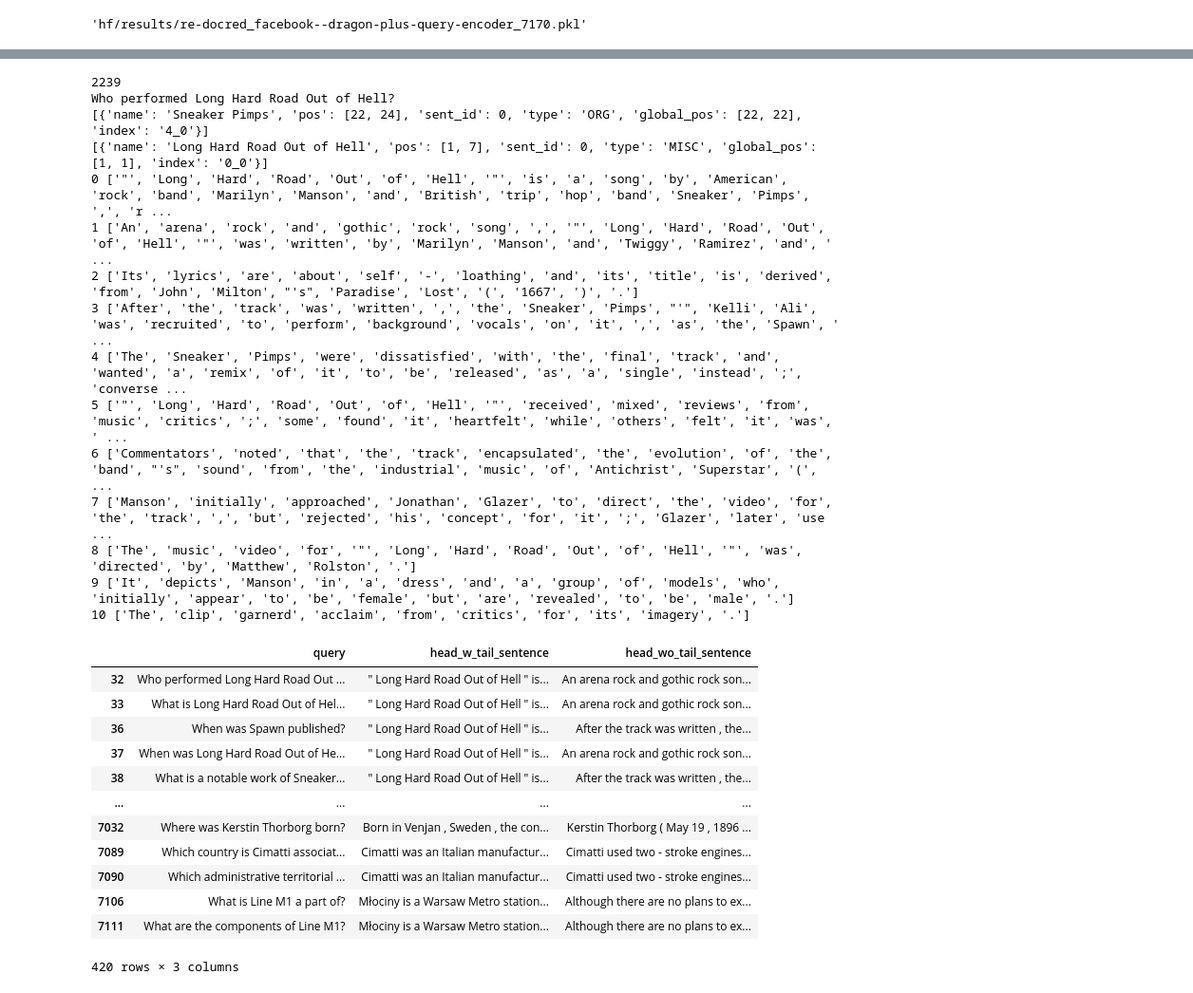
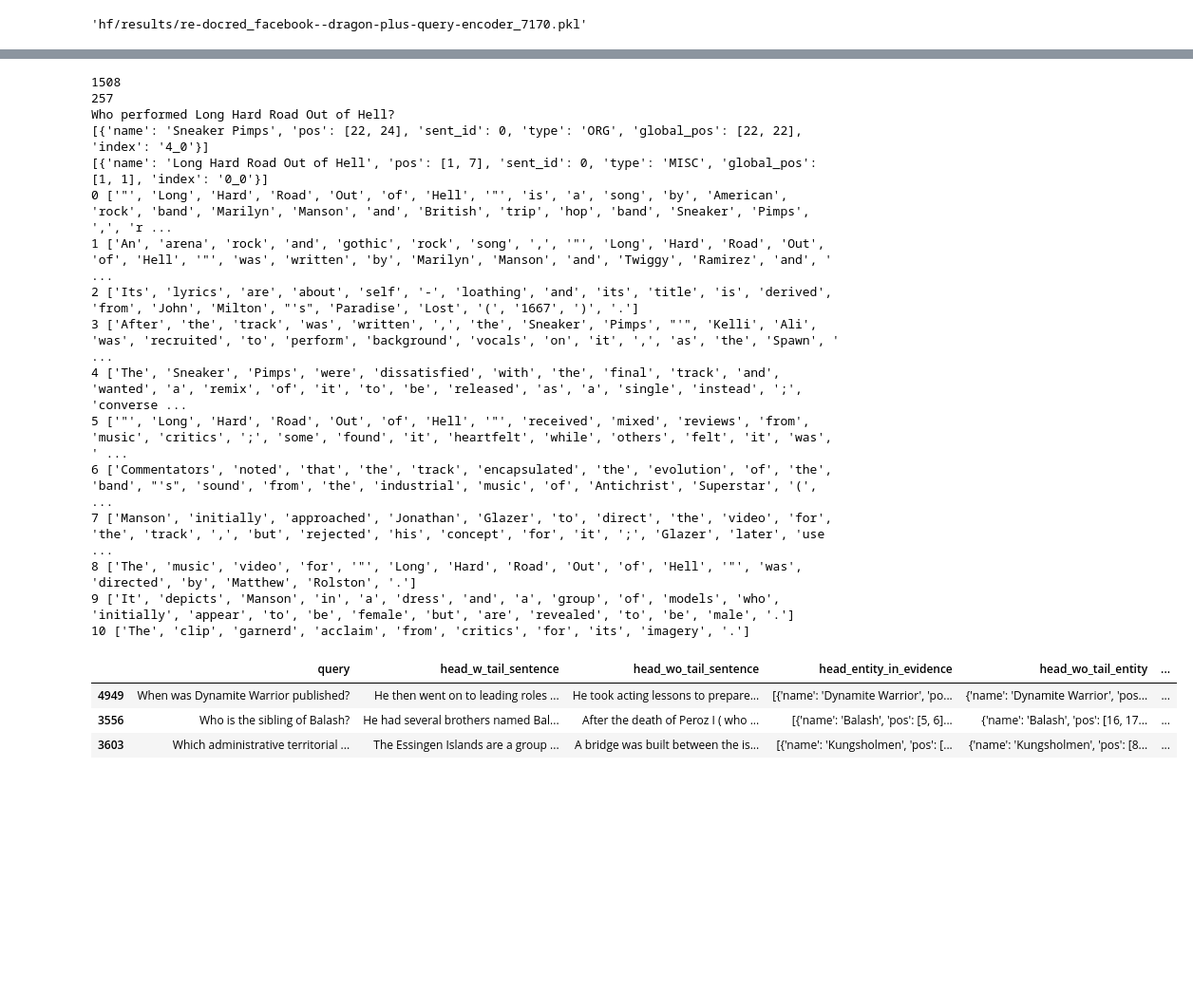
Before and after one commit to mohsenfayyaz/ColDeR, a Jupyter notebook: src/notebooks/Analysis_Tail.ipynb, the cells around one changed output, grey strips where cells are left out. Shown: that part at 95% size. Saved outputs shown, nothing was run; the diff lists cells and outputs as text; code cells hidden in the pictures; blank space fills up the shorter version.

Commit message:
Add more tail analysis

```diff
--- a/src/notebooks/Analysis_Tail.ipynb
+++ b/src/notebooks/Analysis_Tail.ipynb
@@ -13,12 +13,12 @@ from typing import List, Dict, Union, Tuple
 from transformers import AutoTokenizer, AutoModel
 
 pd.set_option('display.max_columns', None)
-pd.set_option('display.max_colwidth', 512)
+pd.set_option('display.max_colwidth', 256)
 
 plt.style.use('seaborn-v0_8')
 load_dotenv()
 hf.login(os.environ["HF_TOKEN"])
-os.environ["CUDA_VISIBLE_DEVICES"] = "1"
+os.environ["CUDA_VISIBLE_DEVICES"] = "6"
 print("CUDA_VISIBLE_DEVICES:", os.environ["CUDA_VISIBLE_DEVICES"], "HF_HOME:", os.environ["HF_HOME"])
 # %% [output]
 The token has not been saved to the git credentials helper. Pass `add_to_git_credential=True` in this function directly or `--add-to-git-credential` if using via `huggingface-cli` if you want to set t ...
@@ -49,71 +47,110 @@ df_raw.head(3)
 # %%
 df = df_raw.copy()
 df = df[df["evidence_sent_ids"].str.len() == 1]  # 1 Evidence
+df = df[df["evidence_sents"].str.len() == 1]  # 1 Evidence Sentence
 df = df[df["head_entity_in_evidence"].str.len() == 1]  # 1 Head in Evidence
 df = df[df["head_entity_names"].str.len() == 1]  # All heads have the same name
-df = df[df["evidence_sents"].str.len() == 1]  # 1 Evidence Sentence
+# Filter Repeated Labels (Only 1 h->t)
+def not_repeated_label(label, labels):
+    repeat_count = 0
+    for l in labels:
+        if l['h'] == label['h'] and l['t'] == label['t']:
+            repeat_count += 1
+    return True if repeat_count == 1 else False
+df["repeated_label"] = df.apply(lambda r: not_repeated_label(r["label"], r["labels"]), axis=1)
+df = df[df["repeated_label"]]
+# df = df[df["head_entity"].str.len() == 2]  # 2 Head Entity (1 in evidence, 1 not in evidence)
 print(len(df))  # 2239
 
 def flatten(xss):
     return [x for xs in xss for x in xs]
 
+def sentences_w_multiple_heads(head_enitites):
+    sents = []
+    repeated = []
+    for e in head_enitites:
+        sents.append(e["sent_id"])
+        if sents.count(e["sent_id"]) > 1:
+            repeated.append(e["sent_id"])
+    return list(set(repeated))
+
+### Find Head in other sentences
 head_w_tail_sents = []
 head_wo_tail_sents = []
+head_wo_tail_entity = []
 for row in df.to_dict(orient="records"):
     head_w_tail = " ".join(flatten(row["evidence_sents"]))
     head_wo_tail = None
+    sents_w_multiple_heads = sentences_w_multiple_heads(row["head_entity"])
     for head_entity in row["head_entity"]:
         evidence_sent_id = row["evidence_sent_ids"][0]
-        if head_entity["sent_id"] != evidence_sent_id:
+        if head_entity["sent_id"] != evidence_sent_id and head_entity["sent_id"] not in sents_w_multiple_heads:
+            head_wo_tail_ent = head_entity
             head_wo_tail = " ".join(row["sents"][head_entity["sent_id"]])
             break
     if head_wo_tail is None:
         head_w_tail_sents.append(None)
         head_wo_tail_sents.append(None)
+        head_wo_tail_entity.append(None)
     else:
         head_w_tail_sents.append(head_w_tail)
         head_wo_tail_sents.append(head_wo_tail)
+        head_wo_tail_entity.append(head_wo_tail_ent)
 
 df["head_w_tail_sentence"] = head_w_tail_sents
 df["head_wo_tail_sentence"] = head_wo_tail_sents
+df["head_wo_tail_entity"] = head_wo_tail_entity
 df = df.dropna(subset=["head_w_tail_sentence", "head_wo_tail_sentence"])
+print(len(df))
+
+### FILTER NOT SAME POS ENTITY {
+# df["head_wo_tail_entity_pos"] = df["head_wo_tail_entity"].apply(lambda x: x["pos"][0])
+# df["head_w_tail_entity_pos"] = df["head_entity_in_evidence"].apply(lambda x: x[0]["pos"][0])
+# df = df[df["head_wo_tail_entity_pos"] == df["head_w_tail_entity_pos"]]
+# print(len(df))
+### }
+
+df["head_wo_tail_sentence_double"] = df["head_wo_tail_sentence"] + " " + df["head_wo_tail_sentence"]
+df["head_w_tail_sentence_double"] = df["head_w_tail_sentence"] + " " + df["head_w_tail_sentence"]
+df["head_wo_tail_sentence_title"] = df.apply(lambda r: r["head_entity_in_evidence"][0]["name"] + " " + r["head_entity_in_evidence"][0]["name"] + " " + r["head_entity_in_evidence"][0]["name"] + " " + r["head_wo_tail_sentence"], axis=1)
+df["sents_complete"] = df["sents"].apply(lambda x: " ".join(flatten(x)))
+df["sents_complete_rm_head_wo_tail"] = df.apply(lambda r: r["sents_complete"].replace(r["head_wo_tail_sentence"], ""), axis=1)
+df["sents_complete_rm_head_w_tail"] = df.apply(lambda r: r["sents_complete"].replace(r["head_w_tail_sentence"], ""), axis=1)
+# Put the w and wo sentence in the beginning
+df["sents_complete_w_beginning"] = df.apply(lambda r: r["head_w_tail_sentence"] + " " + r["sents_complete"].replace(r["head_wo_tail_sentence"], "").replace(r["head_w_tail_sentence"], ""), axis=1)
+df["sents_complete_wo_beginning"] = df.apply(lambda r: r["head_wo_tail_sentence"] + " " + r["sents_complete"].replace(r["head_wo_tail_sentence"], "").replace(r["head_w_tail_sentence"], ""), axis=1)
+# Put the w and wo sentence in the end
+df["sents_complete_w_end"] = df.apply(lambda r: r["sents_complete"].replace(r["head_wo_tail_sentence"], "").replace(r["head_w_tail_sentence"], "") + " " + r["head_w_tail_sentence"] , axis=1)
+df["sents_complete_wo_end"] = df.apply(lambda r: r["sents_complete"].replace(r["head_wo_tail_sentence"], "").replace(r["head_w_tail_sentence"], "") + " " + r["head_wo_tail_sentence"], axis=1)
 
 d = df.iloc[0].to_dict()
 print(d["query"])
 print(d["tail_entity_in_evidence"])
 print(d["head_entity_in_evidence"])
 for i, d in enumerate(d["sents"]): print(i, d)
 
-df[["query", "head_w_tail_sentence", "head_wo_tail_sentence"]]
+df[["query", "head_w_tail_sentence", "head_wo_tail_sentence", "head_entity_in_evidence", "head_wo_tail_entity", "sents_complete", "sents_complete_rm_head_wo_tail", "sents_complete_rm_head_w_tail"]].sample(3)
 # %% [output]
-2239
+1508
+257
 Who performed Long Hard Road Out of Hell?
 [{'name': 'Sneaker Pimps', 'pos': [22, 24], 'sent_id': 0, 'type': 'ORG', 'global_pos': [22, 22], 'index': '4_0'}]
 [{'name': 'Long Hard Road Out of Hell', 'pos': [1, 7], 'sent_id': 0, 'type': 'MISC', 'global_pos': [1, 1], 'index': '0_0'}]
 0 ['"', 'Long', 'Hard', 'Road', 'Out', 'of', 'Hell', '"', 'is', 'a', 'song', 'by', 'American', 'rock', 'band', 'Marilyn', 'Manson', 'and', 'British', 'trip', 'hop', 'band', 'Sneaker', 'Pimps', ',', 'r ...
 1 ['An', 'arena', 'rock', 'and', 'gothic', 'rock', 'song', ',', '"', 'Long', 'Hard', 'Road', 'Out', 'of', 'Hell', '"', 'was', 'written', 'by', 'Marilyn', 'Manson', 'and', 'Twiggy', 'Ramirez', 'and', ' ...
 2 ['Its', 'lyrics', 'are', 'about', 'self', '-', 'loathing', 'and', 'its', 'title', 'is', 'derived', 'from', 'John', 'Milton', "'s", 'Paradise', 'Lost', '(', '1667', ')', '.']
 3 ['After', 'the', 'track', 'was', 'written', ',', 'the', 'Sneaker', 'Pimps', "'", 'Kelli', 'Ali', 'was', 'recruited', 'to', 'perform', 'background', 'vocals', 'on', 'it', ',', 'as', 'the', 'Spawn', ' ...
 4 ['The', 'Sneaker', 'Pimps', 'were', 'dissatisfied', 'with', 'the', 'final', 'track', 'and', 'wanted', 'a', 'remix', 'of', 'it', 'to', 'be', 'released', 'as', 'a', 'single', 'instead', ';', 'converse ...
 5 ['"', 'Long', 'Hard', 'Road', 'Out', 'of', 'Hell', '"', 'received', 'mixed', 'reviews', 'from', 'music', 'critics', ';', 'some', 'found', 'it', 'heartfelt', 'while', 'others', 'felt', 'it', 'was', ' ...
 6 ['Commentators', 'noted', 'that', 'the', 'track', 'encapsulated', 'the', 'evolution', 'of', 'the', 'band', "'s", 'sound', 'from', 'the', 'industrial', 'music', 'of', 'Antichrist', 'Superstar', '(',  ...
 7 ['Manson', 'initially', 'approached', 'Jonathan', 'Glazer', 'to', 'direct', 'the', 'video', 'for', 'the', 'track', ',', 'but', 'rejected', 'his', 'concept', 'for', 'it', ';', 'Glazer', 'later', 'use ...
 8 ['The', 'music', 'video', 'for', '"', 'Long', 'Hard', 'Road', 'Out', 'of', 'Hell', '"', 'was', 'directed', 'by', 'Matthew', 'Rolston', '.']
 9 ['It', 'depicts', 'Manson', 'in', 'a', 'dress', 'and', 'a', 'group', 'of', 'models', 'who', 'initially', 'appear', 'to', 'be', 'female', 'but', 'are', 'revealed', 'to', 'be', 'male', '.']
 10 ['The', 'clip', 'garnerd', 'acclaim', 'from', 'critics', 'for', 'its', 'imagery', '.']
-|  | query | head_w_tail_sentence | head_wo_tail_sentence |
-| 32 | Who performed Long Hard Road Out ... | " Long Hard Road Out of Hell " is... | An arena rock and gothic rock son... |
-| 33 | What is Long Hard Road Out of Hel... | " Long Hard Road Out of Hell " is... | An arena rock and gothic rock son... |
-| 36 | When was Spawn published? | " Long Hard Road Out of Hell " is... | After the track was written , the... |
-| 37 | When was Long Hard Road Out of He... | " Long Hard Road Out of Hell " is... | An arena rock and gothic rock son... |
-| 38 | What is a notable work of Sneaker... | " Long Hard Road Out of Hell " is... | After the track was written , the... |
-| ... | ... | ... | ... |
-| 7032 | Where was Kerstin Thorborg born? | Born in Venjan , Sweden , the con... | Kerstin Thorborg ( May 19 , 1896 ... |
-| 7089 | Which country is Cimatti associat... | Cimatti was an Italian manufactur... | Cimatti used two - stroke engines... |
-| 7090 | Which administrative territorial ... | Cimatti was an Italian manufactur... | Cimatti used two - stroke engines... |
-| 7106 | What is Line M1 a part of? | Młociny is a Warsaw Metro station... | Although there are no plans to ex... |
-| 7111 | What are the components of Line M1? | Młociny is a Warsaw Metro station... | Although there are no plans to ex... |
+|  | query | head_w_tail_sentence | head_wo_tail_sentence | head_entity_in_evidence | head_wo_tail_entity | ... |
+| 4949 | When was Dynamite Warrior published? | He then went on to leading roles ... | He took acting lessons to prepare... | [{'name': 'Dynamite Warrior', 'po... | {'name': 'Dynamite Warrior', 'pos... | ... |
+| 3556 | Who is the sibling of Balash? | He had several brothers named Bal... | After the death of Peroz I ( who ... | [{'name': 'Balash', 'pos': [5, 6]... | {'name': 'Balash', 'pos': [16, 17... | ... |
+| 3603 | Which administrative territorial ... | The Essingen Islands are a group ... | A bridge was built between the is... | [{'name': 'Kungsholmen', 'pos': [... | {'name': 'Kungsholmen', 'pos': [8... | ... |
-420 rows × 3 columns
 # %%
 class YourCustomDEModel:
     def __init__(self, q_model, doc_model, pooling, sep: str = " ", **kwargs):
```
Also changed, not shown: parts of 12 cells of this notebook, 2 other files.
